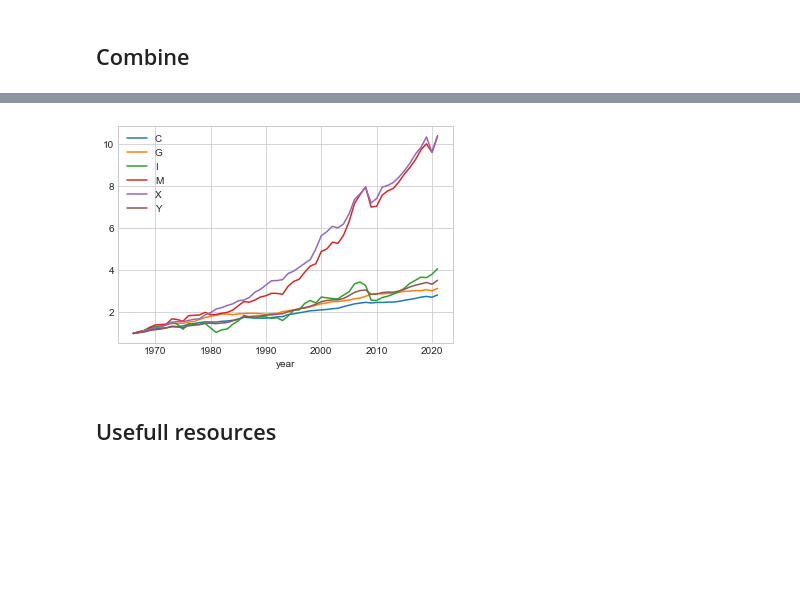
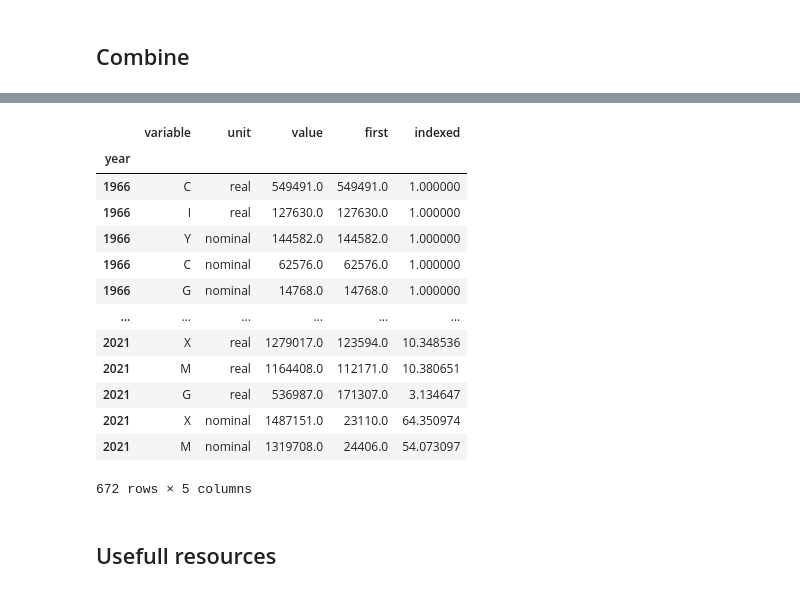
Before and after one commit to Goldfield1/NumEconClass, a Jupyter notebook: Problem set 4/week8.ipynb, the cells around one changed output, grey strips where cells are left out. Saved outputs shown, nothing was run; the diff lists cells and outputs as text; code cells hidden in the pictures; blank space fills up the shorter version.

```diff
--- a/Problem set 4/week8.ipynb
+++ b/Problem set 4/week8.ipynb
@@ -405,10 +390,23 @@ nah
 # %%
 df_indexed = nah.set_index('year')
 I = df_indexed.unit == 'real'
 df_indexed
-df_indexed[I].groupby(['variable'])['indexed'].plot(legend=True);
+#df_indexed[I].groupby(['variable'])['indexed'].plot(legend=True);
 # %% [output]
-[figure, removed]
+|  | variable | unit | value | first | indexed |
+| year |  |  |  |  |  |
+| 1966 | C | real | 549491.0 | 549491.0 | 1.000000 |
+| 1966 | I | real | 127630.0 | 127630.0 | 1.000000 |
+| 1966 | Y | nominal | 144582.0 | 144582.0 | 1.000000 |
+| 1966 | C | nominal | 62576.0 | 62576.0 | 1.000000 |
+| 1966 | G | nominal | 14768.0 | 14768.0 | 1.000000 |
+| ... | ... | ... | ... | ... | ... |
+| 2021 | X | real | 1279017.0 | 123594.0 | 10.348536 |
+| 2021 | M | real | 1164408.0 | 112171.0 | 10.380651 |
+| 2021 | G | real | 536987.0 | 171307.0 | 3.134647 |
+| 2021 | X | nominal | 1487151.0 | 23110.0 | 64.350974 |
+| 2021 | M | nominal | 1319708.0 | 24406.0 | 54.073097 |
+672 rows × 5 columns
 # %% [markdown]
 ## Usefull resources
 # %% [markdown]
```
Also changed, not shown: parts of 9 cells of this notebook, 1 other file.
